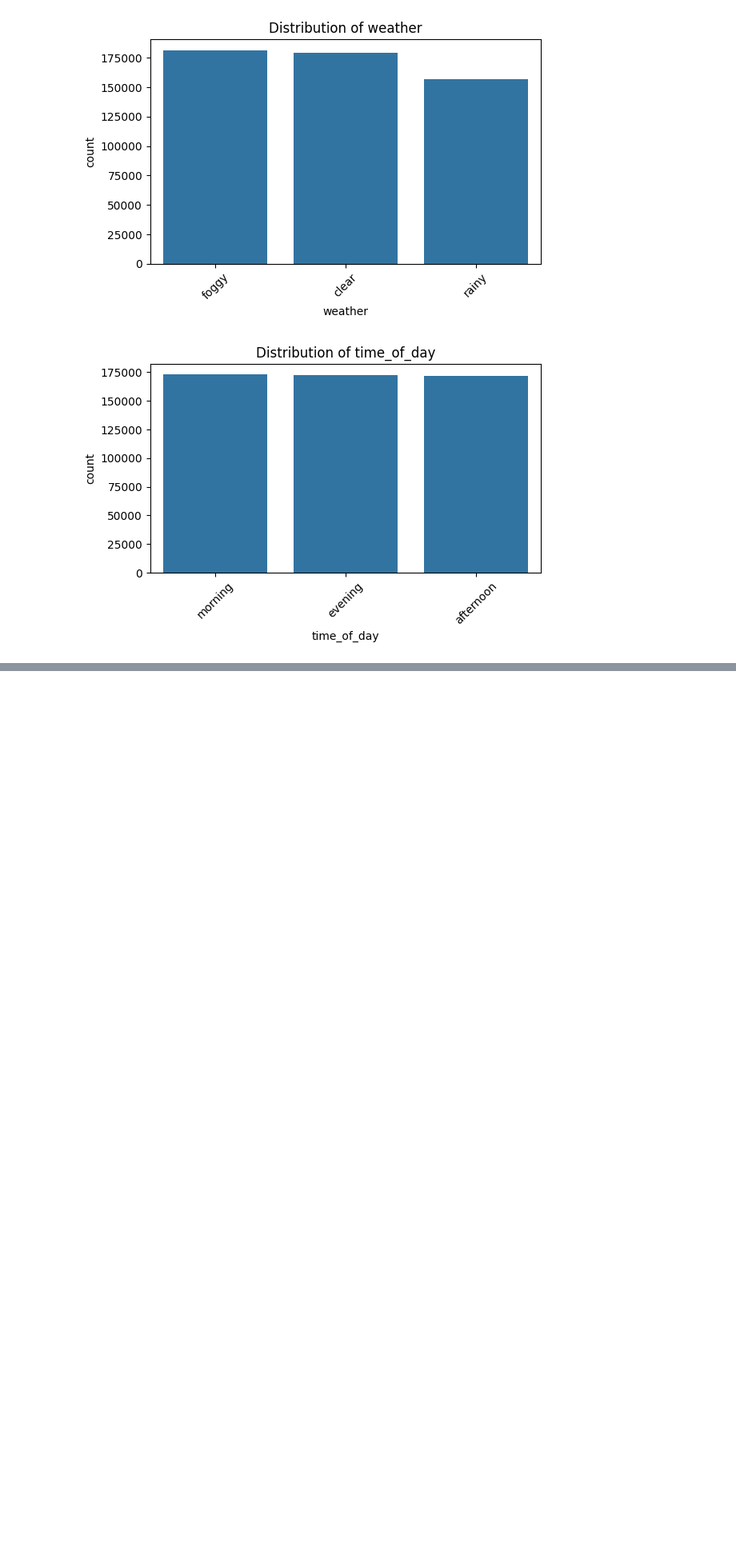
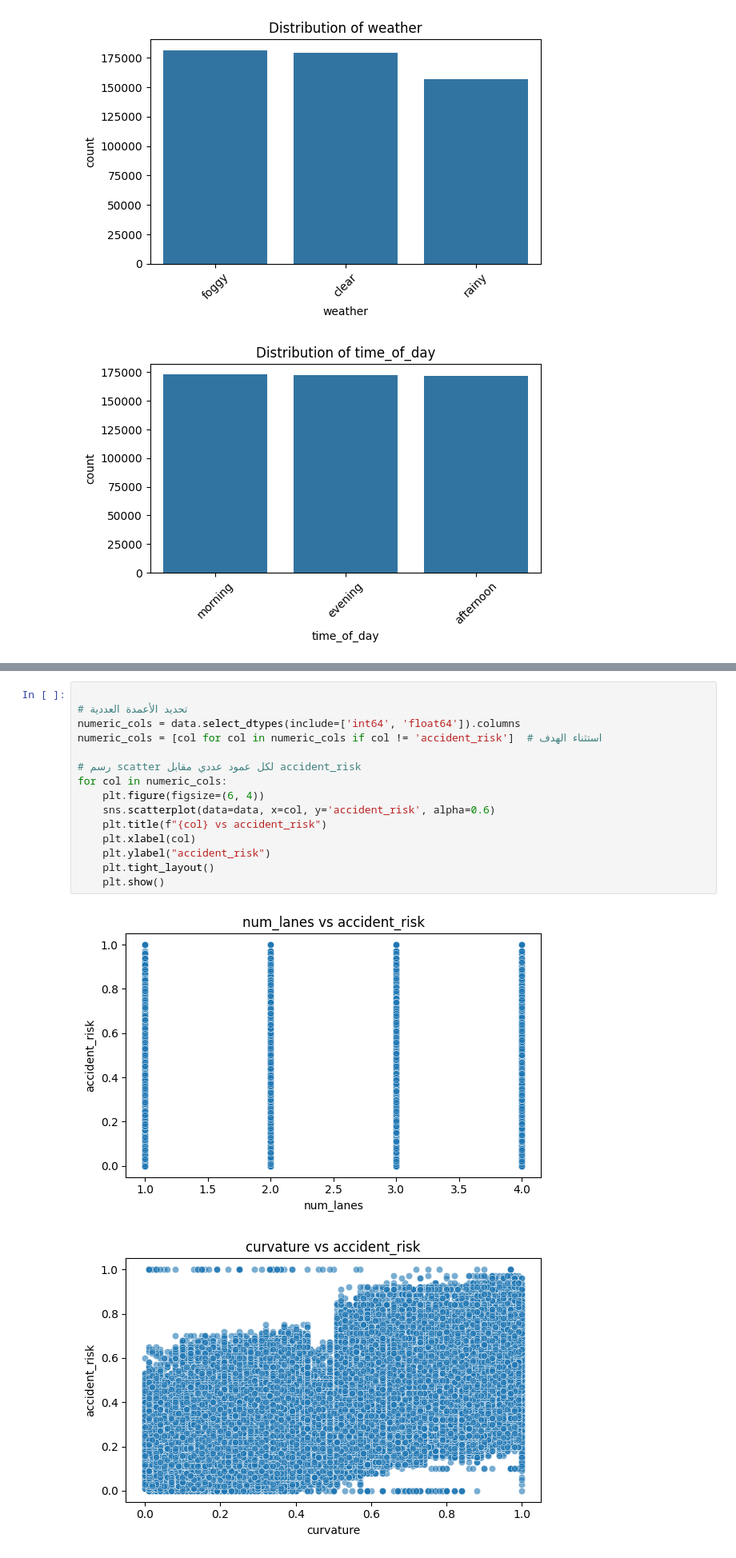
Before and after one commit to hananbahtiti/Predicting-Road-Accident-Risk, a Jupyter notebook: Predicting_Road_Accident_Risk.ipynb, the cells around one changed output, grey strips where cells are left out. Shown: that part at 80% size. Cells and saved outputs as stored; diff of their text form; blank space fills up the shorter version.

```diff
--- a/Predicting_Road_Accident_Risk.ipynb
+++ b/Predicting_Road_Accident_Risk.ipynb
@@ -71,0 +118,18 @@ Index(['road_type', 'lighting', 'weather', 'time_of_day'], dtype='object')
+# %%
+
+# تحديد الأعمدة العددية
+numeric_cols = data.select_dtypes(include=['int64', 'float64']).columns
+numeric_cols = [col for col in numeric_cols if col != 'accident_risk']  # استثناء الهدف
+
+# رسم scatter لكل عمود عددي مقابل accident_risk
+for col in numeric_cols:
+    plt.figure(figsize=(6, 4))
+    sns.scatterplot(data=data, x=col, y='accident_risk', alpha=0.6)
+    plt.title(f"{col} vs accident_risk")
+    plt.xlabel(col)
+    plt.ylabel("accident_risk")
+    plt.tight_layout()
+    plt.show()
+# %% [output]
+[figure, added]
+[figure, added]
```
Also changed, not shown: parts of 3 cells of this notebook.
